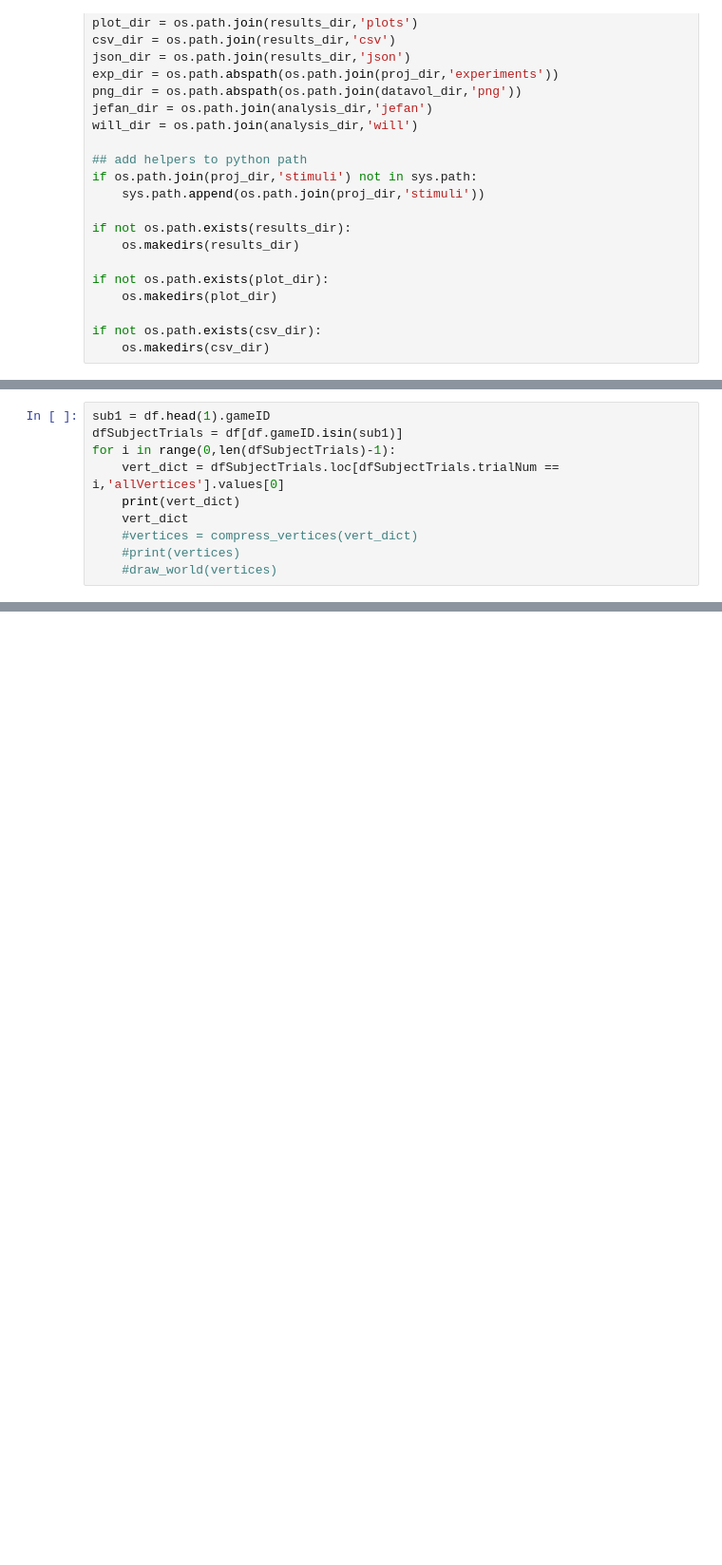
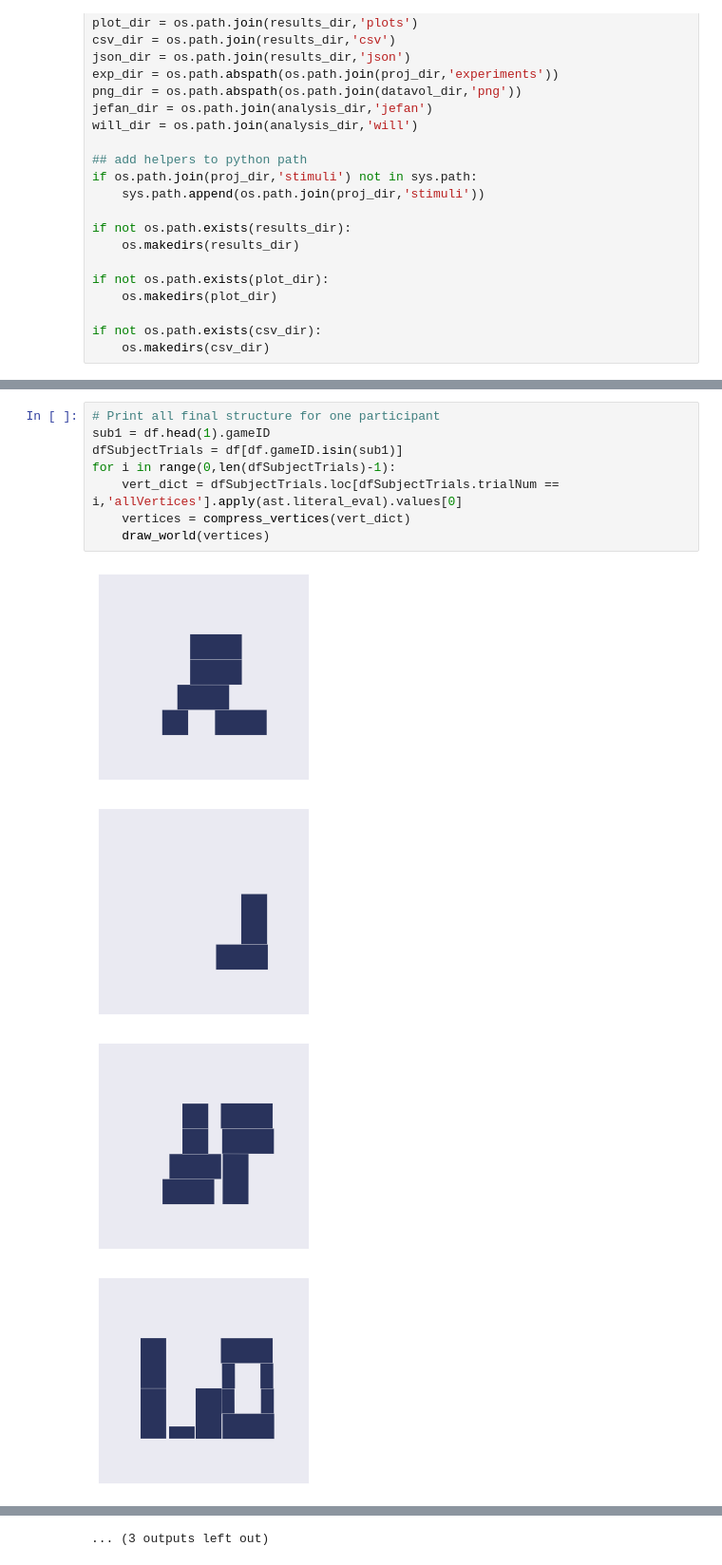
Before and after one commit to cogtoolslab/block_construction, a Jupyter notebook: analysis/will/drawing_utils.ipynb, the cells around one changed output, grey strips where cells are left out. Shown at 95% size. Saved outputs shown, nothing was run; the diff lists cells and outputs as text; blank space fills up the shorter version.

Commit message:
draw final structure for each target

```diff
--- a/analysis/will/drawing_utils.ipynb
+++ b/analysis/will/drawing_utils.ipynb
@@ -198,10 +202,13 @@ for i in range(0,100):
 # %%
+# Print all final structure for one participant
 sub1 = df.head(1).gameID
 dfSubjectTrials = df[df.gameID.isin(sub1)]
 for i in range(0,len(dfSubjectTrials)-1):
-    vert_dict = dfSubjectTrials.loc[dfSubjectTrials.trialNum == i,'allVertices'].values[0]
-    print(vert_dict)
-    vert_dict
-    #vertices = compress_vertices(vert_dict)
-    #print(vertices)
-    #draw_world(vertices)
+    vert_dict = dfSubjectTrials.loc[dfSubjectTrials.trialNum == i,'allVertices'].apply(ast.literal_eval).values[0]
+    vertices = compress_vertices(vert_dict)
+    draw_world(vertices)
+# %% [output]
+[figure, added]
+[figure, added]
+[figure, added]
+[figure, added]
@@ -207,0 +223 @@ for i in range(0,len(dfSubjectTrials)-1):
+... (3 outputs left out)
```
Also changed, not shown: parts of 8 cells of this notebook.
